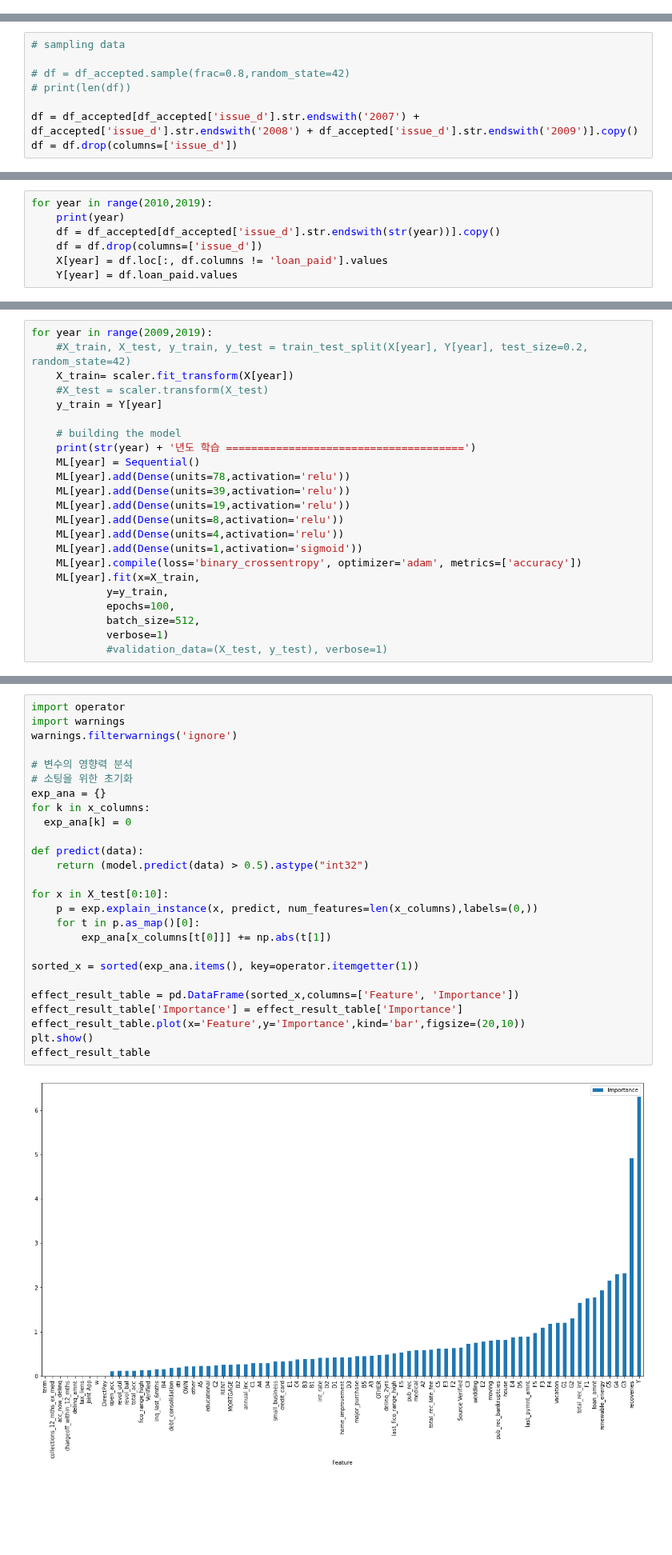
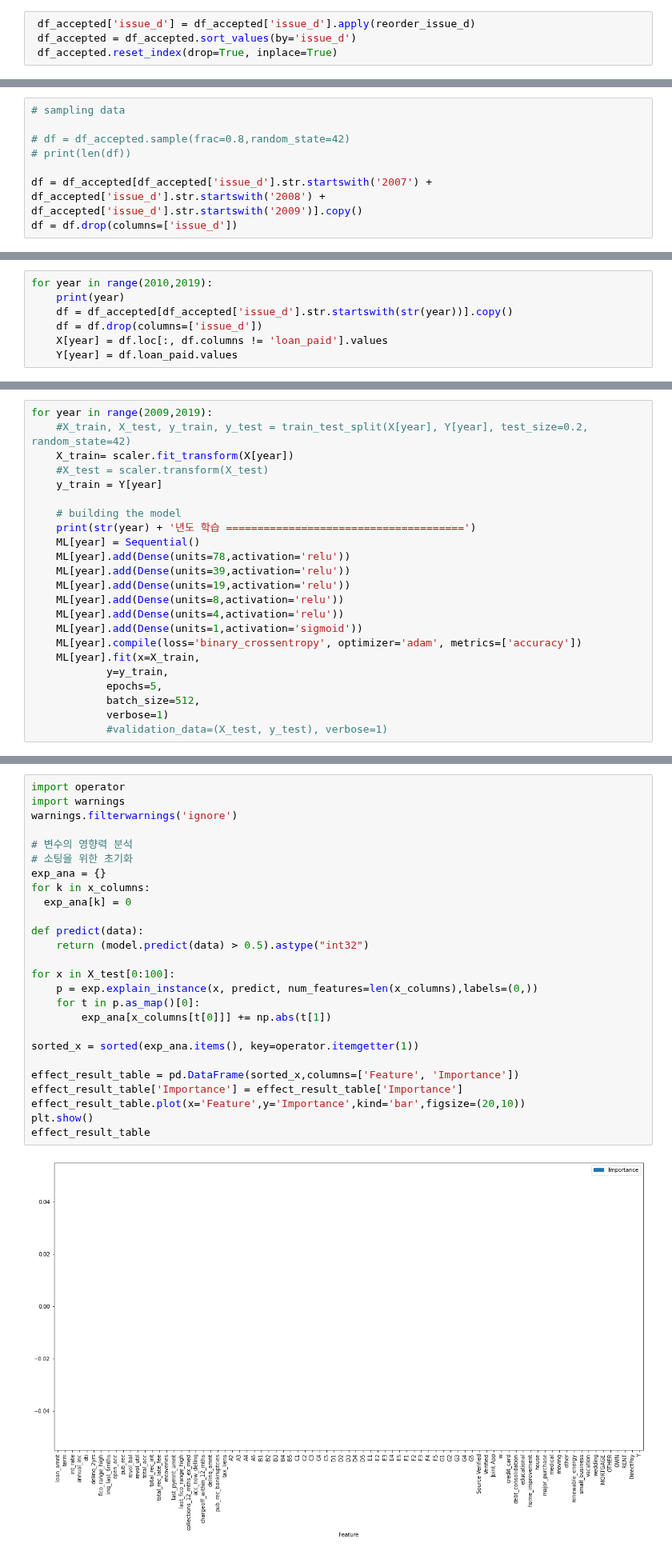
Before and after one commit to dolmani38/drift, a Jupyter notebook: real_data_drift_test_0918.ipynb, the cells around one changed output, grey strips where cells are left out. Shown at 80% size. Cells and saved outputs as stored; diff of their text form; blank space fills up the shorter version.

```diff
--- a/real_data_drift_test_0918.ipynb
+++ b/real_data_drift_test_0918.ipynb
@@ -636,3 +659,7 @@ df_accepted
+# %%
+ df_accepted['issue_d'] = df_accepted['issue_d'].apply(reorder_issue_d)
+ df_accepted = df_accepted.sort_values(by='issue_d')
+ df_accepted.reset_index(drop=True, inplace=True)
 # %%
 plt.plot(df_accepted['issue_d'].value_counts())
 # %% [output]
@@ -673,7 +696,7 @@ Y = {}
 # df = df_accepted.sample(frac=0.8,random_state=42)
 # print(len(df))
 
-df = df_accepted[df_accepted['issue_d'].str.endswith('2007') + df_accepted['issue_d'].str.endswith('2008') + df_accepted['issue_d'].str.endswith('2009')].copy()
+df = df_accepted[df_accepted['issue_d'].str.startswith('2007') + df_accepted['issue_d'].str.startswith('2008') + df_accepted['issue_d'].str.startswith('2009')].copy()
 df = df.drop(columns=['issue_d'])
 # %%
 X[2009] = df.loc[:, df.columns != 'loan_paid'].values
@@ -681,7 +704,7 @@ Y[2009] = df.loan_paid.values
 # %%
 for year in range(2010,2019):
     print(year)
-    df = df_accepted[df_accepted['issue_d'].str.endswith(str(year))].copy()
+    df = df_accepted[df_accepted['issue_d'].str.startswith(str(year))].copy()
     df = df.drop(columns=['issue_d'])
     X[year] = df.loc[:, df.columns != 'loan_paid'].values
     Y[year] = df.loan_paid.values
@@ -719,7 +742,7 @@ for year in range(2009,2019):
     ML[year].compile(loss='binary_crossentropy', optimizer='adam', metrics=['accuracy'])
     ML[year].fit(x=X_train,
             y=y_train,
-            epochs=100,
+            epochs=5,
             batch_size=512,
             verbose=1)
             #validation_data=(X_test, y_test), verbose=1)
@@ -824,29 +847,29 @@ Generating explanations...
 # %%
 import operator
 import warnings
 warnings.filterwarnings('ignore')
 
 # 변수의 영향력 분석
 # 소팅을 위한 초기화
 exp_ana = {}
 for k in x_columns:
   exp_ana[k] = 0
 
 def predict(data):
     return (model.predict(data) > 0.5).astype("int32")
 
-for x in X_test[0:10]:
+for x in X_test[0:100]:
     p = exp.explain_instance(x, predict, num_features=len(x_columns),labels=(0,))
     for t in p.as_map()[0]:
         exp_ana[x_columns[t[0]]] += np.abs(t[1])
 
 sorted_x = sorted(exp_ana.items(), key=operator.itemgetter(1))
 
 effect_result_table = pd.DataFrame(sorted_x,columns=['Feature', 'Importance'])
 effect_result_table['Importance'] = effect_result_table['Importance']
 effect_result_table.plot(x='Feature',y='Importance',kind='bar',figsize=(20,10))
 plt.show()
 effect_result_table
 # %% [output]
-[figure, old version]
+[figure, new version]
 |  | Feature | Importance |
```
Also changed, not shown: parts of 13 cells of this notebook.
